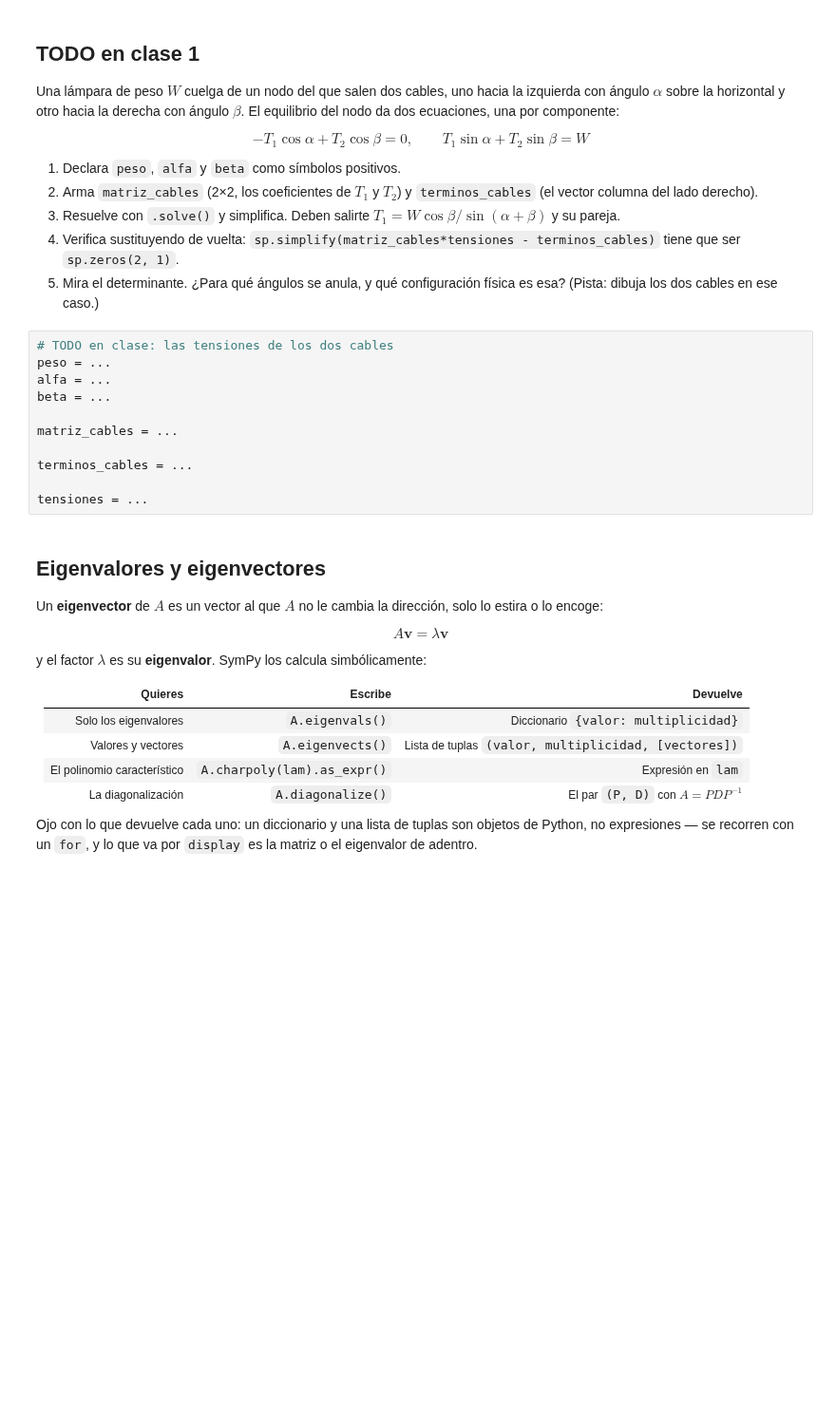
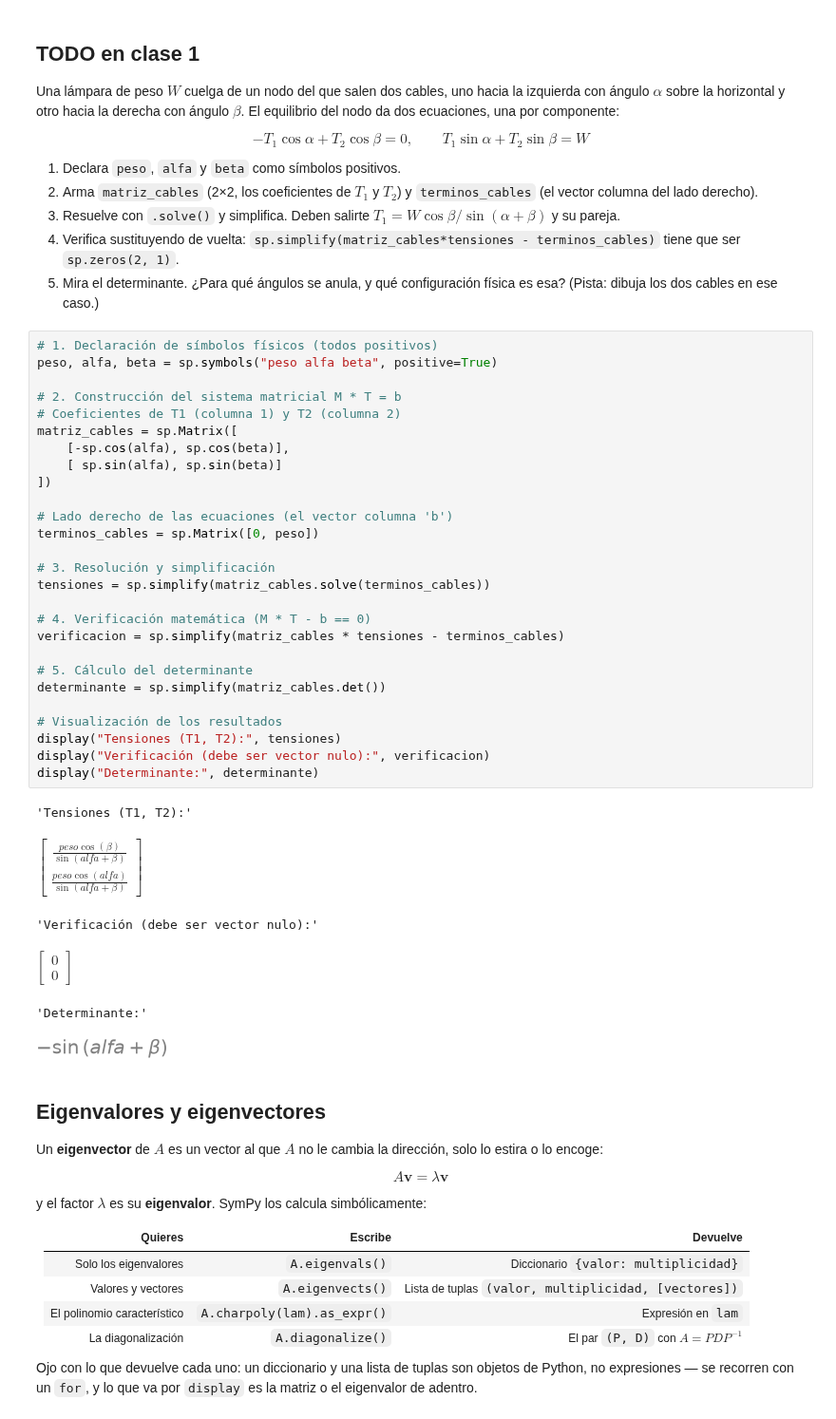
Before and after one commit to Eltiempo10/temas-selectos-fisica-computacional-1, a Jupyter notebook: semana-06/clase/semana-06-sesion-1-algebra-lineal-simbolica.ipynb, the cells around one changed output. Shown at 95% size. Saved outputs shown, nothing was run; the diff lists cells and outputs as text; blank space fills up the shorter version.

Commit message:
Termino ejercicios de la clase 6

```diff
--- a/semana-06/clase/semana-06-sesion-1-algebra-lineal-simbolica.ipynb
+++ b/semana-06/clase/semana-06-sesion-1-algebra-lineal-simbolica.ipynb
@@ -184,16 +207,39 @@ $$-T_1\cos\alpha + T_2\cos\beta = 0, \qquad T_1\sin\alpha + T_2\sin\beta = W$$
 5. Mira el determinante. ¿Para qué ángulos se anula, y qué configuración física
    es esa? (Pista: dibuja los dos cables en ese caso.)
 # %%
-# TODO en clase: las tensiones de los dos cables
-peso = ...
-alfa = ...
-beta = ...
+# 1. Declaración de símbolos físicos (todos positivos)
+peso, alfa, beta = sp.symbols("peso alfa beta", positive=True)
 
-matriz_cables = ...
+# 2. Construcción del sistema matricial M * T = b
+# Coeficientes de T1 (columna 1) y T2 (columna 2)
+matriz_cables = sp.Matrix([
+    [-sp.cos(alfa), sp.cos(beta)],
+    [ sp.sin(alfa), sp.sin(beta)]
+])
 
-terminos_cables = ...
+# Lado derecho de las ecuaciones (el vector columna 'b')
+terminos_cables = sp.Matrix([0, peso])
 
-tensiones = ...
+# 3. Resolución y simplificación
+tensiones = sp.simplify(matriz_cables.solve(terminos_cables))
+
+# 4. Verificación matemática (M * T - b == 0)
+verificacion = sp.simplify(matriz_cables * tensiones - terminos_cables)
+
+# 5. Cálculo del determinante
+determinante = sp.simplify(matriz_cables.det())
+
+# Visualización de los resultados
+display("Tensiones (T1, T2):", tensiones)
+display("Verificación (debe ser vector nulo):", verificacion)
+display("Determinante:", determinante)
+# %% [output]
+'Tensiones (T1, T2):'
+$\displaystyle \left[\begin{matrix}\frac{peso \cos{\left(\beta \right)}}{\sin{\left(alfa + \beta \right)}}\\\frac{peso \cos{\left(alfa \right)}}{\sin{\left(alfa + \beta \right)}}\end{matrix}\right]$
+'Verificación (debe ser vector nulo):'
+$\displaystyle \left[\begin{matrix}0\\0\end{matrix}\right]$
+'Determinante:'
+[figure, added]
 # %% [markdown]
 ## Eigenvalores y eigenvectores
 
```
Also changed, not shown: parts of 11 cells of this notebook, 1 other file.
